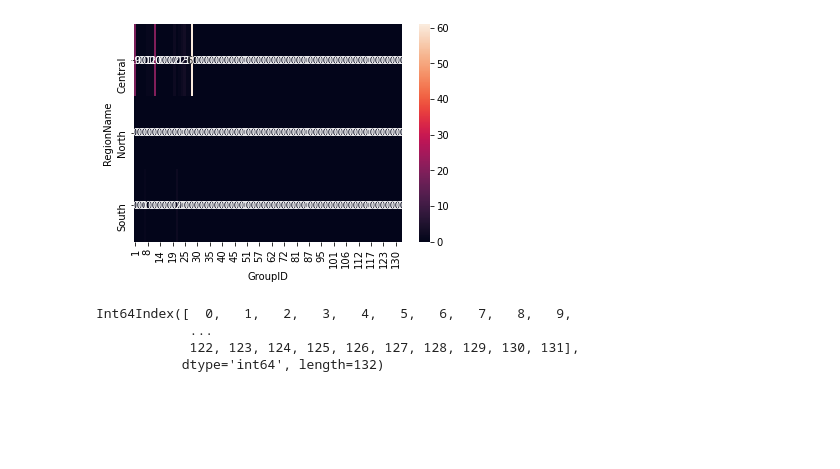
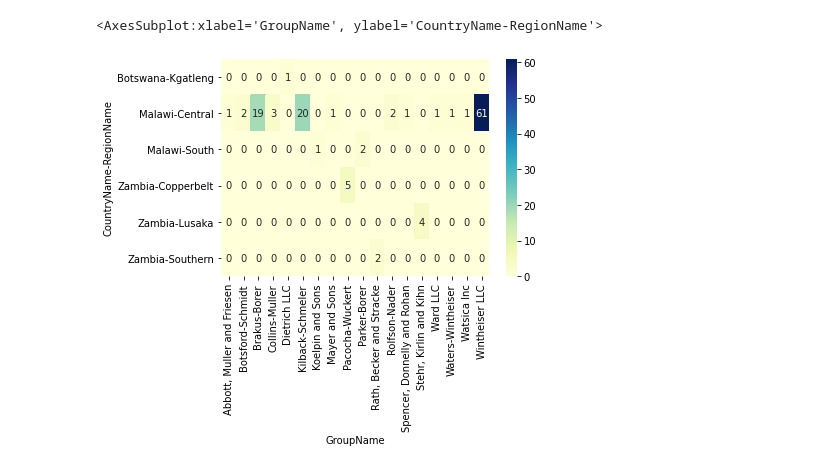
Before and after one commit to pike-msonda/adds_project, a Jupyter notebook: vsla.ipynb, the cells around one changed output. Cells and saved outputs as stored; diff of their text form; code cells hidden in the pictures; blank space fills up the shorter version.

```diff
--- a/vsla.ipynb
+++ b/vsla.ipynb
@@ -33,16 +32,12 @@ groups['NumberOfMembers'] = 0
 for idx, row in groups.iterrows():
    if row.IsKhusaServiceOffered == 1:
        groups.at[idx, 'NumberOfMembers'] = group_members[lambda x: x.GroupID == row.GroupID]['GroupID'].count()
-# %%
-group_pivot_table = pd.pivot_table(groups[groups.CountryCode == 'MW'], values='NumberOfMembers', columns=['GroupID'], index=['RegionName'], fill_value=0)
-fig, ax = plt.subplots()
-heat
-# %% [output]
-[figure, removed]
-# %%
-groups.index
-# %% [output]
-Int64Index([  0,   1,   2,   3,   4,   5,   6,   7,   8,   9,
-            ...
-            122, 123, 124, 125, 126, 127, 128, 129, 130, 131],
-           dtype='int64', length=132)
+# %%
+# Create pivot table using RegionName and CountryName columns.
+group_pivot_table = pd.pivot_table(groups[groups.NumberOfMembers > 0], values='NumberOfMembers', index=['CountryName', 'RegionName'], columns=['GroupName'], fill_value=0)
+# %%
+#Question 1. How many groups and members are there currently registered? And what is their geographical coverage? (Country and Region)
+sns.heatmap(group_pivot_table, annot=True,  cmap="YlGnBu")
+# %% [output]
+<AxesSubplot:xlabel='GroupName', ylabel='CountryName-RegionName'>
+[figure, added]
```
Also changed, not shown: parts of 6 cells of this notebook.
